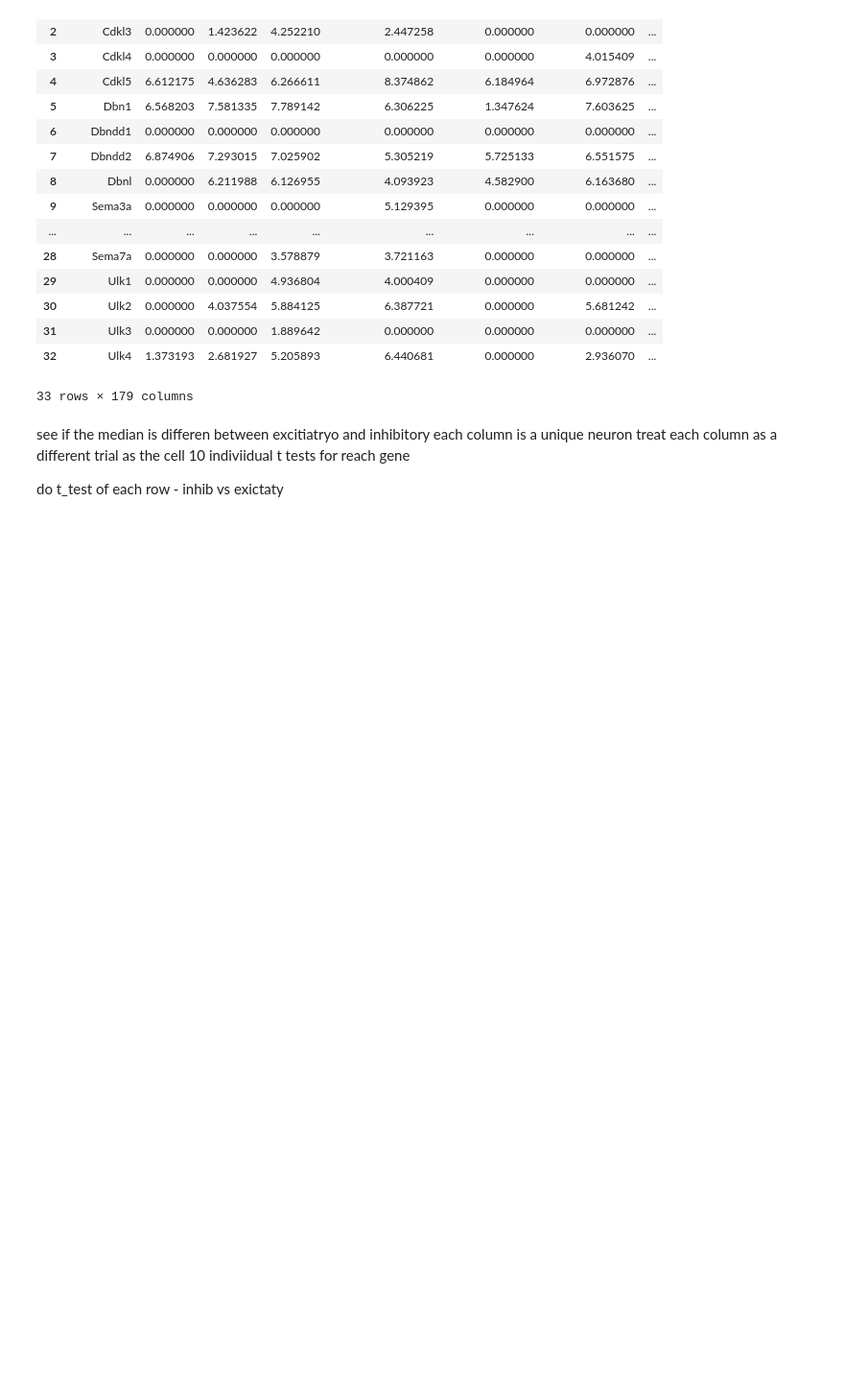
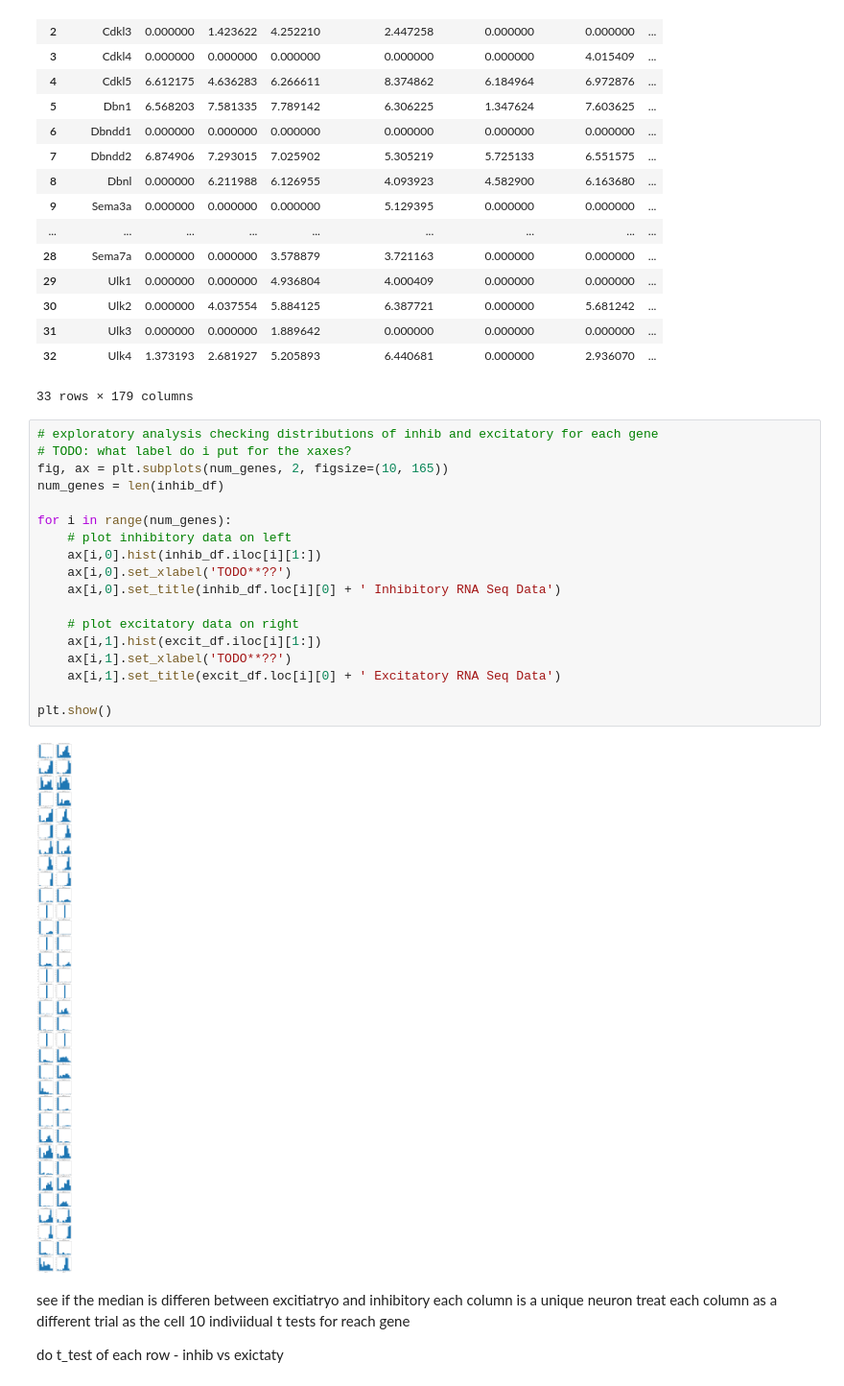
Before and after one commit to bijoudej/BIPN162_FinalProject, a Jupyter notebook: Final_Project_Master.ipynb, the cells around one changed output. Shown: that part at 96% size. Cells and saved outputs as stored; diff of their text form; blank space fills up the shorter version.

Commit message:
histograms

```diff
--- a/Final_Project_Master.ipynb
+++ b/Final_Project_Master.ipynb
@@ -153,6 +155,26 @@ excit_df
 | 31 | Ulk3 | 0.000000 | 0.000000 | 1.889642 | 0.000000 | 0.000000 | 0.000000 | ... |
 | 32 | Ulk4 | 1.373193 | 2.681927 | 5.205893 | 6.440681 | 0.000000 | 2.936070 | ... |
 33 rows × 179 columns
+# %%
+# exploratory analysis checking distributions of inhib and excitatory for each gene
+# TODO: what label do i put for the xaxes?
+fig, ax = plt.subplots(num_genes, 2, figsize=(10, 165))
+num_genes = len(inhib_df)
+
+for i in range(num_genes):
+    # plot inhibitory data on left
+    ax[i,0].hist(inhib_df.iloc[i][1:])
+    ax[i,0].set_xlabel('TODO**??')
+    ax[i,0].set_title(inhib_df.loc[i][0] + ' Inhibitory RNA Seq Data')
+
+    # plot excitatory data on right
+    ax[i,1].hist(excit_df.iloc[i][1:])
+    ax[i,1].set_xlabel('TODO**??')
+    ax[i,1].set_title(excit_df.loc[i][0] + ' Excitatory RNA Seq Data')
+
+plt.show()
+# %% [output]
+[figure, added]
 # %% [markdown]
 see if the median is differen between excitiatryo and inhibitory
 each column is a unique neuron
```
Also changed, not shown: parts of 2 cells of this notebook.
